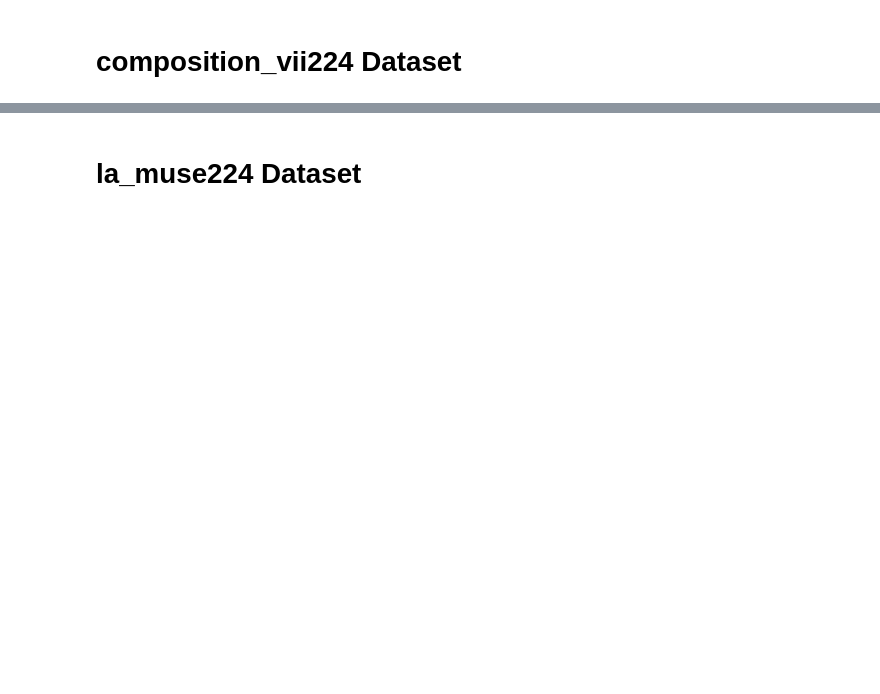
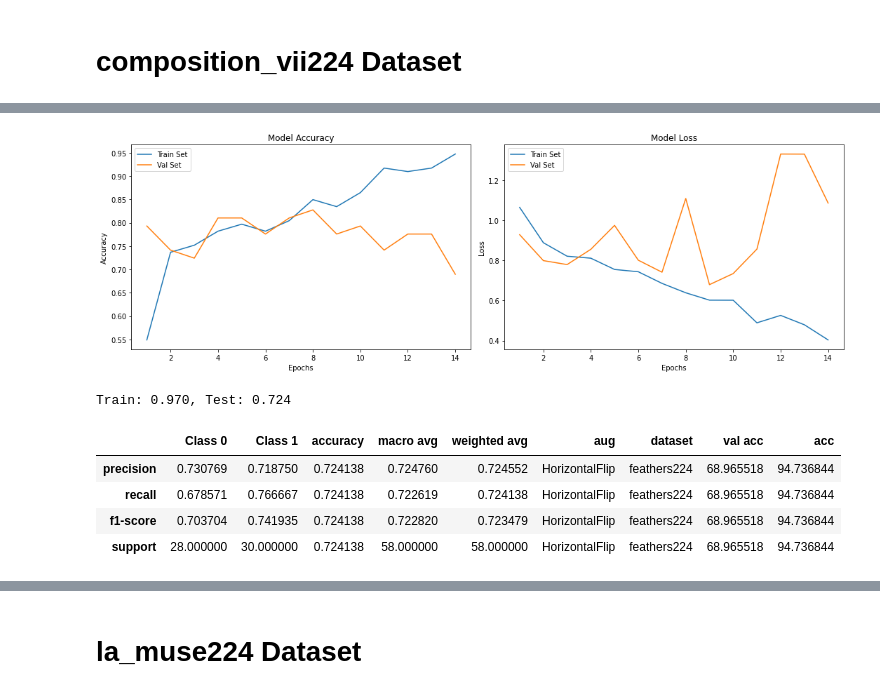
Before and after one commit to shikarRajcomar-Engineer/Ensemble, a Jupyter notebook: Advanced_Augmentation.ipynb, the cells around one changed output, grey strips where cells are left out. Cells and saved outputs as stored; diff of their text form; code cells hidden in the pictures; blank space fills up the shorter version.

```diff
--- a/Advanced_Augmentation.ipynb
+++ b/Advanced_Augmentation.ipynb
@@ -3534,34 +3647,42 @@ plt.title('Model Accuracy')
 plt.subplot(1, 2, 2)
 plt.plot(epochs_range, loss, label='Train Set')
 plt.plot(epochs_range, val_loss, label='Val Set')
 plt.legend(loc="best")
 plt.xlabel('Epochs')
 plt.ylabel('Loss')
 plt.title('Model Loss')
 plt.tight_layout()
 plt.show()
 
 _, train_acc = model.evaluate(x_train, y_train, verbose=0)
 _, test_acc = model.evaluate(x_test, y_testing, verbose=0)
 print('Train: %.3f, Test: %.3f' % (train_acc, test_acc))
 
 his_df=pd.DataFrame(history.history)
 
 predicted_classes = model.predict(x_test)
 predicted_classes = np.argmax(np.round(predicted_classes),axis=1)
 
 
 target_names = ["Class {}".format(i) for i in range(num_classes)]
 report_dict=classification_report(y_testing, predicted_classes, target_names=target_names,output_dict=True)
 df=pd.DataFrame(report_dict)
 df['aug']=['HorizontalFlip','HorizontalFlip','HorizontalFlip','HorizontalFlip']
-df['dataset']=['Vflip224','Vflip224','Vflip224','Vflip224']
+df['dataset']=['feathers224','feathers224','feathers224','feathers224']
 df['val acc']=(history.history['val_accuracy'][-1])*100
 df['acc']=(history.history['accuracy'][-1])*100
 bResults1=bResults1.append(df)
 pd.set_option("display.max_rows", None, "display.max_columns", None)
 display(bResults1)
 keras.backend.clear_session()
+# %% [output]
+[figure, added]
+Train: 0.970, Test: 0.724
+|  | Class 0 | Class 1 | accuracy | macro avg | weighted avg | aug | dataset | val acc | acc |
+| precision | 0.730769 | 0.718750 | 0.724138 | 0.724760 | 0.724552 | HorizontalFlip | feathers224 | 68.965518 | 94.736844 |
+| recall | 0.678571 | 0.766667 | 0.724138 | 0.722619 | 0.724138 | HorizontalFlip | feathers224 | 68.965518 | 94.736844 |
+| f1-score | 0.703704 | 0.741935 | 0.724138 | 0.722820 | 0.723479 | HorizontalFlip | feathers224 | 68.965518 | 94.736844 |
+| support | 28.000000 | 30.000000 | 0.724138 | 58.000000 | 58.000000 | HorizontalFlip | feathers224 | 68.965518 | 94.736844 |
 # %%
 from numpy.random import seed
 seed(2)
```
Also changed, not shown: parts of 52 cells of this notebook.
